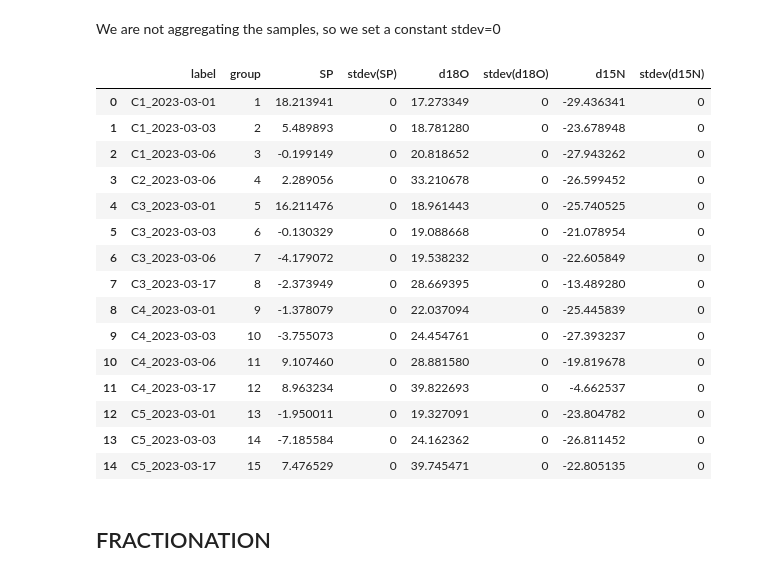
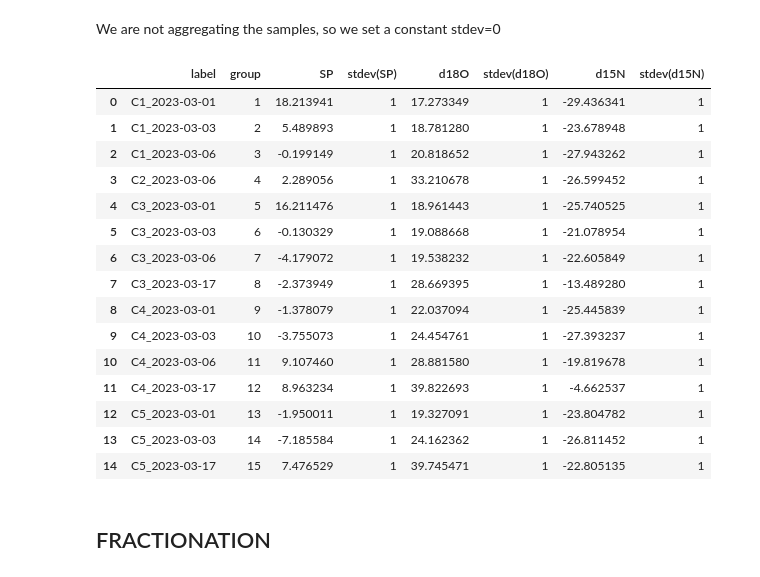
Before and after one commit to fabioturc/n2o-wheat-drivers-sources, a Jupyter notebook: notebooks/SOURCES_01_prep_inputs_FRAME.ipynb, the cells around one changed output. Drawn from its saved outputs; the diff is of its cells as text; code cells hidden in the pictures.

```diff
--- a/notebooks/SOURCES_01_prep_inputs_FRAME.ipynb
+++ b/notebooks/SOURCES_01_prep_inputs_FRAME.ipynb
@@ -138,39 +146,39 @@ We are not aggregating the samples, so we set a constant stdev=0
 # %%
 n2o_samples = iso_data.copy()
 for i in range(len(n2o_samples)):
     n2o_samples.loc[i, 'label'] = f"C{iso_data.loc[i, 'chamber']}_{iso_data.loc[i, 'date']}" # label column as a combination of chamber number and date
     n2o_samples.loc[i, 'group'] = i + 1 # group column
 
 n2o_samples['group'] = n2o_samples['group'].astype(int) # change group column to integer data type
 
-# Add columns of stdev
-stdev = 0
+# Add columns of stdev with fixed value of 1 since we don't have uncertainty estimates for the measurements
+stdev = 1
 n2o_samples['stdev(SP)'] = stdev
 n2o_samples['stdev(d18O)'] = stdev
 n2o_samples['stdev(d15N)'] = stdev
 
 # Sort columns properly
 custom_order = ['label', 'group', 'SP', 'stdev(SP)', 'd18O', 'stdev(d18O)', 'd15N', 'stdev(d15N)']
 n2o_samples = n2o_samples[custom_order]
 
 n2o_samples
 # %% [output]
 |  | label | group | SP | stdev(SP) | d18O | stdev(d18O) | d15N | stdev(d15N) |
-| 0 | C1_2023-03-01 | 1 | 18.213941 | 0 | 17.273349 | 0 | -29.436341 | 0 |
-| 1 | C1_2023-03-03 | 2 | 5.489893 | 0 | 18.781280 | 0 | -23.678948 | 0 |
-| 2 | C1_2023-03-06 | 3 | -0.199149 | 0 | 20.818652 | 0 | -27.943262 | 0 |
-| 3 | C2_2023-03-06 | 4 | 2.289056 | 0 | 33.210678 | 0 | -26.599452 | 0 |
-| 4 | C3_2023-03-01 | 5 | 16.211476 | 0 | 18.961443 | 0 | -25.740525 | 0 |
-| 5 | C3_2023-03-03 | 6 | -0.130329 | 0 | 19.088668 | 0 | -21.078954 | 0 |
-| 6 | C3_2023-03-06 | 7 | -4.179072 | 0 | 19.538232 | 0 | -22.605849 | 0 |
-| 7 | C3_2023-03-17 | 8 | -2.373949 | 0 | 28.669395 | 0 | -13.489280 | 0 |
-| 8 | C4_2023-03-01 | 9 | -1.378079 | 0 | 22.037094 | 0 | -25.445839 | 0 |
-| 9 | C4_2023-03-03 | 10 | -3.755073 | 0 | 24.454761 | 0 | -27.393237 | 0 |
-| 10 | C4_2023-03-06 | 11 | 9.107460 | 0 | 28.881580 | 0 | -19.819678 | 0 |
-| 11 | C4_2023-03-17 | 12 | 8.963234 | 0 | 39.822693 | 0 | -4.662537 | 0 |
-| 12 | C5_2023-03-01 | 13 | -1.950011 | 0 | 19.327091 | 0 | -23.804782 | 0 |
-| 13 | C5_2023-03-03 | 14 | -7.185584 | 0 | 24.162362 | 0 | -26.811452 | 0 |
-| 14 | C5_2023-03-17 | 15 | 7.476529 | 0 | 39.745471 | 0 | -22.805135 | 0 |
+| 0 | C1_2023-03-01 | 1 | 18.213941 | 1 | 17.273349 | 1 | -29.436341 | 1 |
+| 1 | C1_2023-03-03 | 2 | 5.489893 | 1 | 18.781280 | 1 | -23.678948 | 1 |
+| 2 | C1_2023-03-06 | 3 | -0.199149 | 1 | 20.818652 | 1 | -27.943262 | 1 |
+| 3 | C2_2023-03-06 | 4 | 2.289056 | 1 | 33.210678 | 1 | -26.599452 | 1 |
+| 4 | C3_2023-03-01 | 5 | 16.211476 | 1 | 18.961443 | 1 | -25.740525 | 1 |
+| 5 | C3_2023-03-03 | 6 | -0.130329 | 1 | 19.088668 | 1 | -21.078954 | 1 |
+| 6 | C3_2023-03-06 | 7 | -4.179072 | 1 | 19.538232 | 1 | -22.605849 | 1 |
+| 7 | C3_2023-03-17 | 8 | -2.373949 | 1 | 28.669395 | 1 | -13.489280 | 1 |
+| 8 | C4_2023-03-01 | 9 | -1.378079 | 1 | 22.037094 | 1 | -25.445839 | 1 |
+| 9 | C4_2023-03-03 | 10 | -3.755073 | 1 | 24.454761 | 1 | -27.393237 | 1 |
+| 10 | C4_2023-03-06 | 11 | 9.107460 | 1 | 28.881580 | 1 | -19.819678 | 1 |
+| 11 | C4_2023-03-17 | 12 | 8.963234 | 1 | 39.822693 | 1 | -4.662537 | 1 |
+| 12 | C5_2023-03-01 | 13 | -1.950011 | 1 | 19.327091 | 1 | -23.804782 | 1 |
+| 13 | C5_2023-03-03 | 14 | -7.185584 | 1 | 24.162362 | 1 | -26.811452 | 1 |
+| 14 | C5_2023-03-17 | 15 | 7.476529 | 1 | 39.745471 | 1 | -22.805135 | 1 |
 # %% [markdown]
 ## FRACTIONATION
 # %% [markdown]
```
Also changed, not shown: parts of 4 cells of this notebook.
